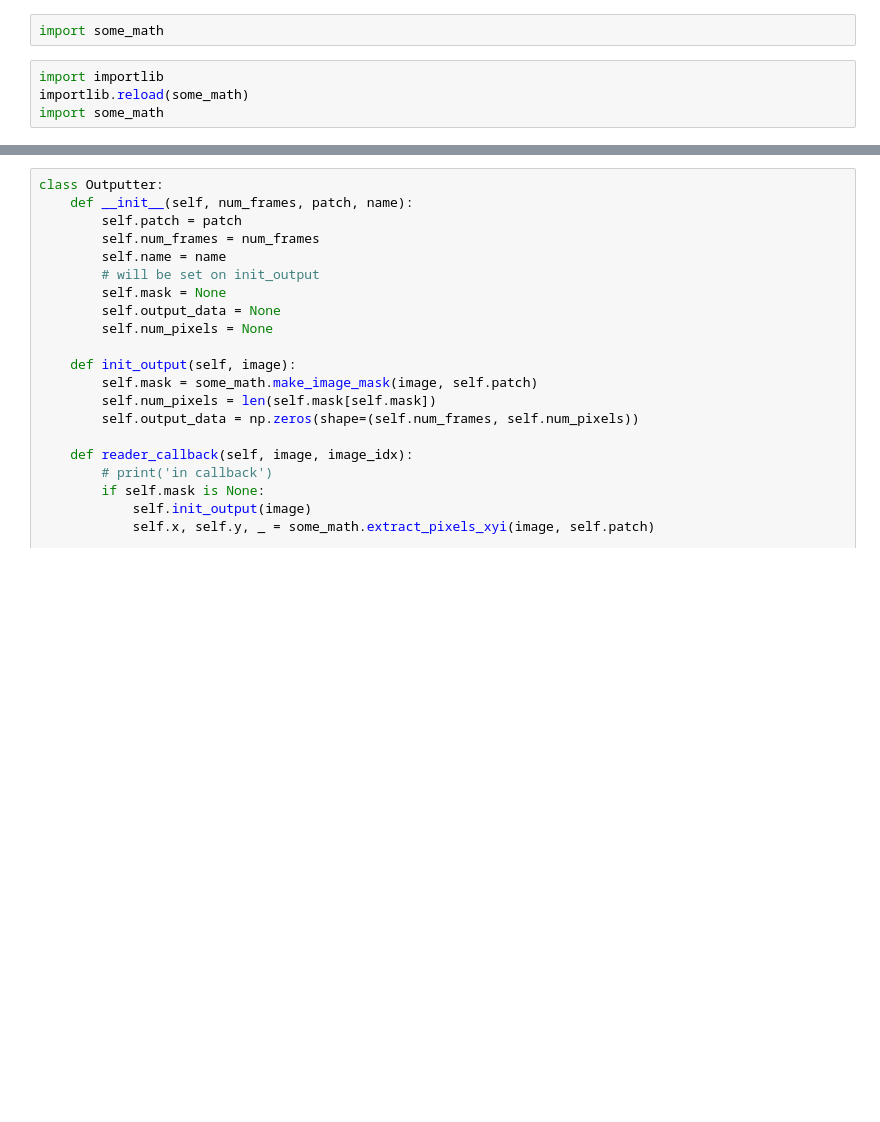
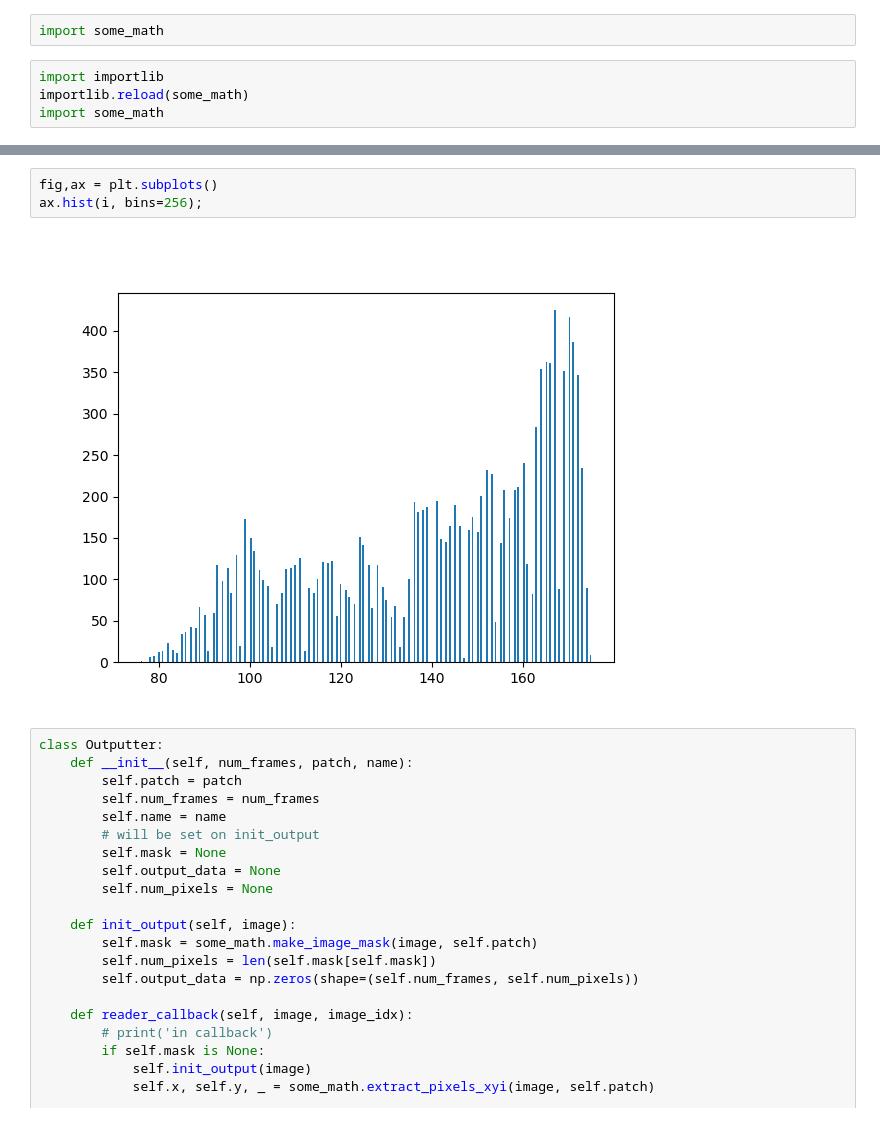
Before and after one commit to TheMartinLab/crystal-video, a Jupyter notebook: draw-on-movie.ipynb, the cells around one changed output, grey strips where cells are left out. Saved outputs shown, nothing was run; the diff lists cells and outputs as text; blank space fills up the shorter version.

```diff
--- a/draw-on-movie.ipynb
+++ b/draw-on-movie.ipynb
@@ -346,3 +364,8 @@ HBox(children=(VBox(children=(IntSlider(value=0), Output(), Text(value='', descr
+# %%
+fig,ax = plt.subplots()
+ax.hist(i, bins=256);
+# %% [output]
+[figure, added]
 # %%
 class Outputter:
     def __init__(self, num_frames, patch, name):
```
Also changed, not shown: parts of 26 cells of this notebook, 1 other file.
